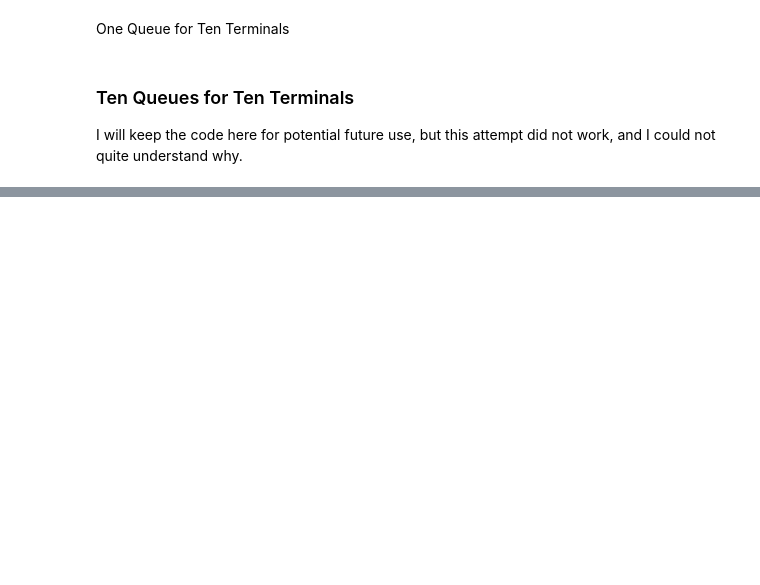
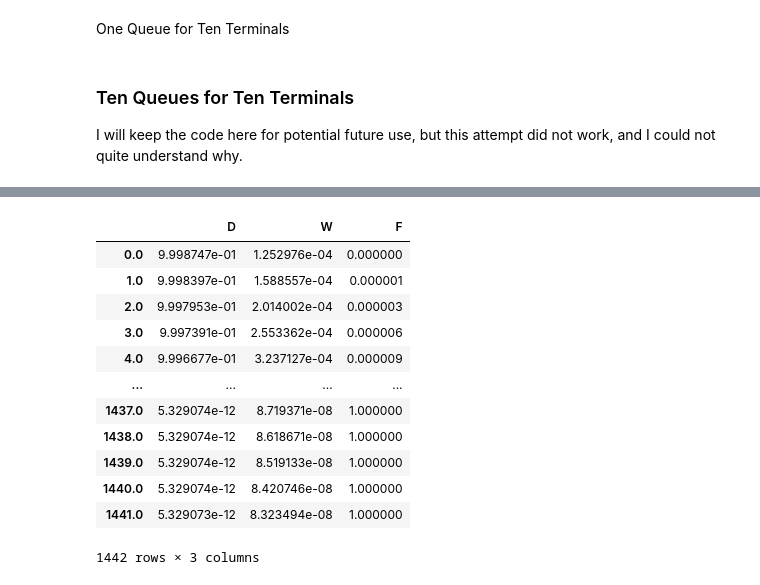
Before and after one commit to st3vejobs/DATA-604, a Jupyter notebook: final_project/DATA_604_Final_Project.ipynb, the cells around one changed output, grey strips where cells are left out. Cells and saved outputs as stored; diff of their text form; code cells hidden in the pictures; blank space fills up the shorter version.

```diff
--- a/final_project/DATA_604_Final_Project.ipynb
+++ b/final_project/DATA_604_Final_Project.ipynb
@@ -825,0 +804,76 @@ plot(result)
+# %%
+t_0 = 0
+t_end = 24*60
+elapsed_time = t_end - t_0
+
+drive_time = np.random.exponential(30,len(trim_long))
+trim_long['drive_time'] = drive_time
+
+def pop_hour(df,hour):
+  pop = df.apply(lambda df : True
+                 if df['time_hr'] >= float(hour) and df['time_hr'] < float(int(hour + 1)) else False, axis = 1)
+  num_rows = len(pop[pop == True].index)
+  return num_rows
+
+#pop_hour(trim,float(0))
+p_0 = pop_hour(trim,float(0))/60 # in minutes
+
+init = State(D = len(trim_long),W = p_0, F = 0) #Assume All vehicles are being driven (This is a potential problem)
+init /= sum(init)
+
+d_w = np.mean(trim_long['drive_time']*60) #expected time between driving and waiting in minutes (hours are in decimal form)
+w_f = np.mean(trim_long['duration_hr']*60) #expected time between waiting and being refueled in minutes
+
+beta = 1/ avg_time_between
+gamma = 1/ w_f
+
+def create_system(beta,gamma):
+  init = State(D = len(trim_long),W  = p_0, F = 0)
+  init /= sum(init)
+  t_0 = 0
+  t_end = 24*60
+  return System(init = init, t_0 = t_0, t_end = t_end, beta = beta, gamma = gamma)
+
+p_end = pop_hour(trim,float(24))/60
+
+def update_func(state, t, system):
+  d,w,f = state
+
+  waiting = system.beta * d * w
+  fueled = system.gamma * w
+
+  d -= waiting
+  w += (waiting - fueled)
+  f += fueled
+
+  return State(D=d, W=w, F=f)
+
+
+system = create_system(beta,gamma)
+state = update_func(init,0,system)
+state
+
+def run_simulation(system, update_func):
+  frame = TimeFrame(columns = system.init.index)
+  frame.loc[system.t_0] = system.init
+  for t in linrange(system.t_0, system.t_end):
+    frame.loc[t + 1] = update_func(frame.loc[t],t,system)
+  return frame
+
+system = create_system(beta,gamma)
+result = run_simulation(system,update_func)
+result
+# %% [output]
+|  | D | W | F |
+| 0.0 | 9.998747e-01 | 1.252976e-04 | 0.000000 |
+| 1.0 | 9.998397e-01 | 1.588557e-04 | 0.000001 |
+| 2.0 | 9.997953e-01 | 2.014002e-04 | 0.000003 |
+| 3.0 | 9.997391e-01 | 2.553362e-04 | 0.000006 |
+| 4.0 | 9.996677e-01 | 3.237127e-04 | 0.000009 |
+| ... | ... | ... | ... |
+| 1437.0 | 5.329074e-12 | 8.719371e-08 | 1.000000 |
+| 1438.0 | 5.329074e-12 | 8.618671e-08 | 1.000000 |
+| 1439.0 | 5.329074e-12 | 8.519133e-08 | 1.000000 |
+| 1440.0 | 5.329074e-12 | 8.420746e-08 | 1.000000 |
+| 1441.0 | 5.329073e-12 | 8.323494e-08 | 1.000000 |
+1442 rows × 3 columns
```
Also changed, not shown: parts of 43 cells of this notebook.
